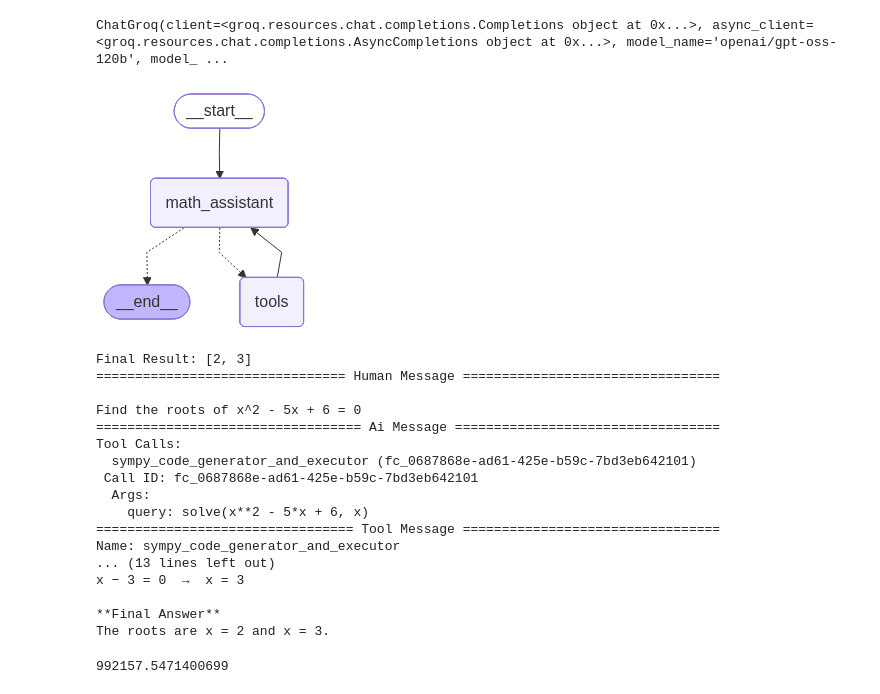
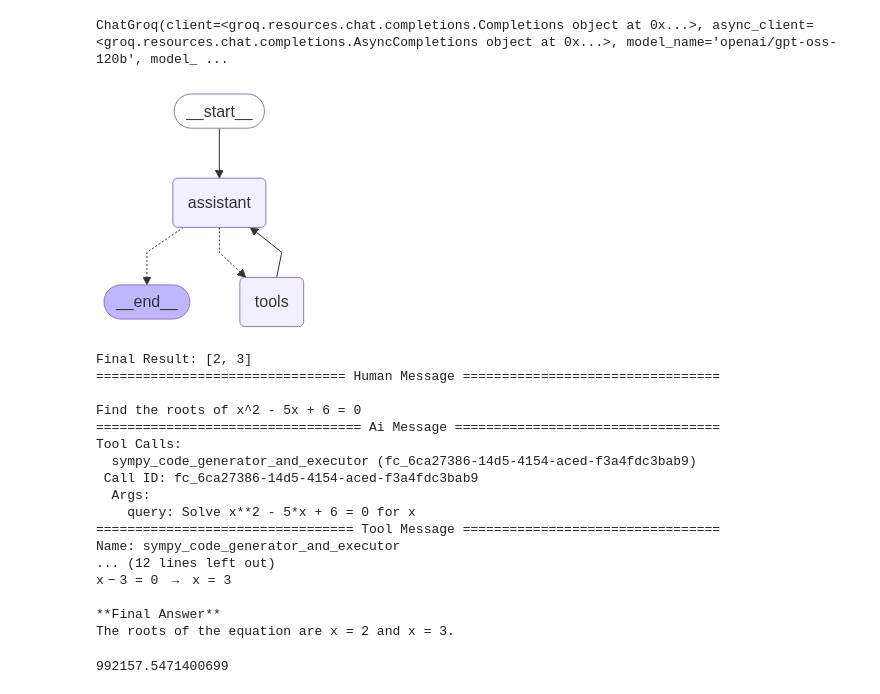
Before and after one commit to rutvi02/HighSchool_Helper, a Jupyter notebook: trial2.ipynb, the cells around one changed output. Saved outputs shown, nothing was run; the diff lists cells and outputs as text; code cells hidden in the pictures.

```diff
--- a/trial2.ipynb
+++ b/trial2.ipynb
@@ -42,7 +41,7 @@ from langchain_core.messages import AIMessage, HumanMessage, SystemMessage
 from langgraph.graph import MessagesState
 
 # System message
-sys_msg = SystemMessage(content=math_agent_promt())
+sys_msg = SystemMessage(content=agent_promt())
 
 # Node
 def math_assistant(state: MessagesState):
@@ -92,29 +91,29 @@ def math_assistant(state: MessagesState):
 # %%
 from langgraph.graph import START, StateGraph
 from langgraph.prebuilt import tools_condition, ToolNode
 
 from langchain_core.messages import AIMessage, HumanMessage, SystemMessage
 
 # Graph
 builder = StateGraph(MessagesState)
 
 # Define nodes: these do the work
-builder.add_node("math_assistant", math_assistant)
+builder.add_node("assistant", math_assistant)
 builder.add_node("tools", ToolNode(tools))
 
 # Define edges: these determine the control flow
-builder.add_edge(START, "math_assistant")
+builder.add_edge(START, "assistant")
 builder.add_conditional_edges(
-    "math_assistant",
+    "assistant",
     # If the latest message (result) from assistant is a tool call -> tools_condition routes to tools
     # If the latest message (result) from assistant is a not a tool call -> tools_condition routes to END
     tools_condition,
 )
-builder.add_edge("tools", "math_assistant")
+builder.add_edge("tools", "assistant")
 graph = builder.compile()
 graph
 # %% [output]
-[figure, old version]
+[figure, new version]
 # %%
 messages = [HumanMessage(content="Find the roots of x^2 - 5x + 6 = 0")]
 messages = graph.invoke({"messages": messages})
@@ -128,17 +127,17 @@ Final Result: [2, 3]
 Find the roots of x^2 - 5x + 6 = 0
 ================================== Ai Message ==================================
 Tool Calls:
-  sympy_code_generator_and_executor (fc_0687868e-ad61-425e-b59c-7bd3eb642101)
- Call ID: fc_0687868e-ad61-425e-b59c-7bd3eb642101
+  sympy_code_generator_and_executor (fc_6ca27386-14d5-4154-aced-f3a4fdc3bab9)
+ Call ID: fc_6ca27386-14d5-4154-aced-f3a4fdc3bab9
   Args:
-    query: solve(x**2 - 5*x + 6, x)
+    query: Solve x**2 - 5*x + 6 = 0 for x
 ================================= Tool Message =================================
 Name: sympy_code_generator_and_executor
-... (13 lines left out)
-x − 3 = 0  →  x = 3
+... (12 lines left out)
+x − 3 = 0 → x = 3
 
 **Final Answer**
-The roots are x = 2 and x = 3.
+The roots of the equation are x = 2 and x = 3.
 # %%
 import math
 
```
Also changed, not shown: parts of 1 cell of this notebook, 8 other files.
